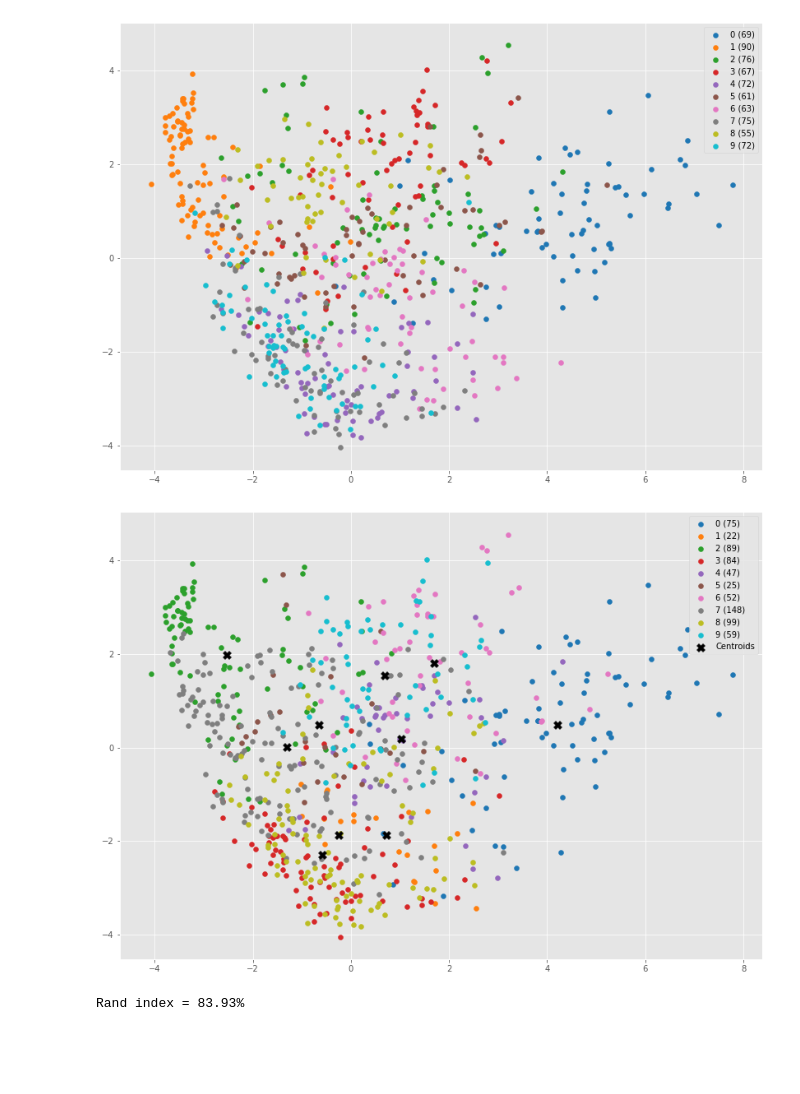
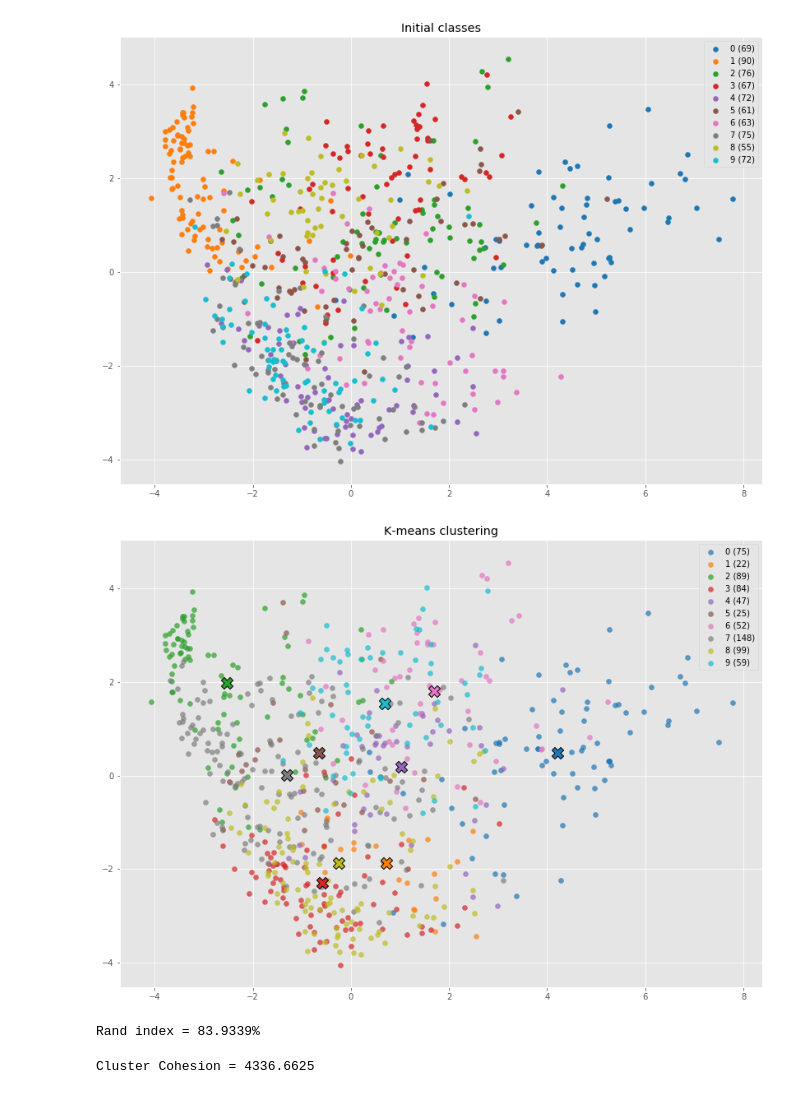
Before and after one commit to BakasaRus/IntelligentSystems, a Jupyter notebook: Labs/Clust.ipynb, the cells around one changed output. Cells and saved outputs as stored; diff of their text form; code cells hidden in the pictures; blank space fills up the shorter version.

Commit message:
Add inner metric and better centroids visualization for Lab 7

```diff
--- a/Labs/Clust.ipynb
+++ b/Labs/Clust.ipynb
@@ -12,7 +11,7 @@ import warnings
 plt.style.use('ggplot')
 warnings.filterwarnings('ignore')
 # %%
-class KMeansClustering(ClusterMixin, BaseEstimator):
+class KMeansClustering():
     def __init__(self, k = 3, tolerance = 0.0001, max_iterations = 500):
         self.k = k
         self.tolerance = tolerance
@@ -21,18 +20,14 @@ class KMeansClustering(ClusterMixin, BaseEstimator):
     def fit(self, data):
 
         self.centroids = {}
-
-        #initialize the centroids, the first 'k' elements in the dataset will be our initial centroids
         for i in range(self.k):
             self.centroids[i] = data[i]
 
-        #begin iterations
         for i in range(self.max_iterations):
             self.classes = {}
             for i in range(self.k):
                 self.classes[i] = []
 
-            #find the distance between the point and cluster; choose the nearest centroid
             for features in data:
                 distances = [np.linalg.norm(features - self.centroids[centroid]) for centroid in self.centroids]
                 classification = distances.index(min(distances))
@@ -40,7 +35,6 @@ class KMeansClustering(ClusterMixin, BaseEstimator):
 
             previous = dict(self.centroids)
 
-            #average the cluster datapoints to re-calculate the centroids
             for classification in self.classes:
                 self.centroids[classification] = np.average(self.classes[classification], axis = 0)
 
@@ -54,7 +48,6 @@ class KMeansClustering(ClusterMixin, BaseEstimator):
                 if np.sum((curr - original_centroid)/original_centroid * 100.0) > self.tolerance:
                     isOptimal = False
 
-            #break out of the main loop if the results are optimal, ie. the centroids don't change their positions much(more than our tolerance)
             if isOptimal:
                 break
 
@@ -80,6 +73,7 @@ colors = mcolors.TABLEAU_COLORS
 labels = range(0, 10)
 
 plt.figure(figsize=(14, 10))
+plt.title('Initial classes')
 
 for label, color in zip(labels, colors):
     rows_to_draw = principal_df[2] == label
@@ -91,27 +85,28 @@ for label, color in zip(labels, colors):
 plt.legend()
 plt.show()
 # %% [output]
-[figure, old version]
+[figure, new version]
 # %%
 k_means = KMeansClustering(k=10, max_iterations=500)
 k_means.fit(X)
 
+centroids = pca.transform(list(k_means.centroids.values()))
+
 plt.figure(figsize=(14, 10))
+plt.title('K-means clustering')
 
 for (cluster, data), color in zip(k_means.classes.items(), colors):
     data = pca.transform(data)
     data = list(map(list, zip(*data)))
-    plt.scatter(data[0], data[1], c=color, label=f'{cluster} ({len(data[0])})')
+    plt.scatter(data[0], data[1], c=color, label=f'{cluster} ({len(data[0])})', alpha=0.7)
 
-centroids = pca.transform(list(k_means.centroids.values()))
-centroids = list(map(list, zip(*centroids)))
-
-plt.scatter(centroids[0], centroids[1], marker='X', c='k', s=100, label='Centroids')
+for color, centroid in zip(colors, centroids):
+    plt.scatter(centroid[0], centroid[1], c=color, marker='X', edgecolors='k', linewidth='1', s=200)
 
 plt.legend()
 plt.show()
 # %% [output]
-[figure, old version]
+[figure, new version]
 # %%
 X_pred = []
 Y_pred = []
@@ -129,7 +124,7 @@ for real_pic, real_class in zip(X, Y):
             new_Y_pred.append(cluster)
             break
 # %%
-def cluster_rand(classes, clusters):
+def cluster_pseudo_conf_matrix(classes, clusters):
     tp, tn, fp, fn = 0, 0, 0, 0
     for pair1 in zip(classes, clusters):
         for pair2 in zip(classes, clusters):
@@ -137,9 +132,32 @@ def cluster_rand(classes, clusters):
             tn += 1 if pair1[0] != pair2[0] and pair1[1] == pair2[1] else 0
             fp += 1 if pair1[0] == pair2[0] and pair1[1] != pair2[1] else 0
             fn += 1 if pair1[0] != pair2[0] and pair1[1] != pair2[1] else 0
+    return tp, tn, fp, fn
+
+def cluster_rand(tp, tn, fp, fn):
     return (tp + fn) / (tp + tn + fp + fn)
 
-outer_metric = cluster_rand(Y, new_Y_pred)
-print(f'Rand index = {outer_metric:.2%}')
+conf = cluster_pseudo_conf_matrix(Y, new_Y_pred)
+rand = cluster_rand(*conf)
+
+print(f'Rand index = {rand:6.4%}')
 # %% [output]
-Rand index = 83.93%
+Rand index = 83.9339%
+# %%
+dist = open('dist.txt', 'w')
+
+def cluster_wss(clusters, centroids):
+    s = 0
+    for cluster, centroid in zip(clusters.values(), centroids.values()):
+        for point in cluster:
+            d = distance.euclidean(point, centroid)
+            print(d, file=dist)
+            s += d
+    return s
+
+wss = cluster_wss(k_means.classes, k_means.centroids)
+print(f'Cluster Cohesion = {wss:.4f}')
+
+dist.close()
+# %% [output]
+Cluster Cohesion = 4336.6625
```
Also changed, not shown: parts of 1 cell of this notebook.
